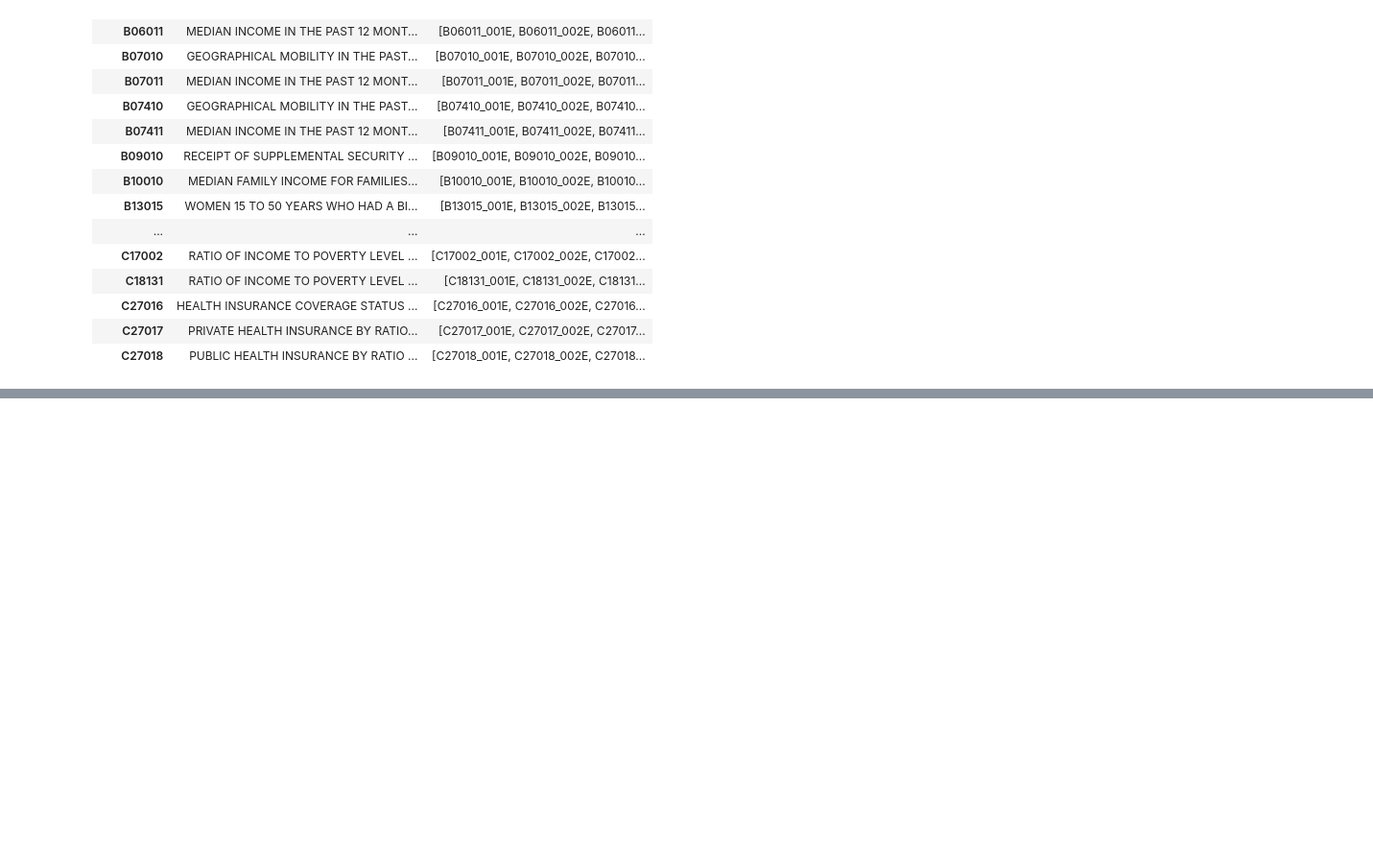
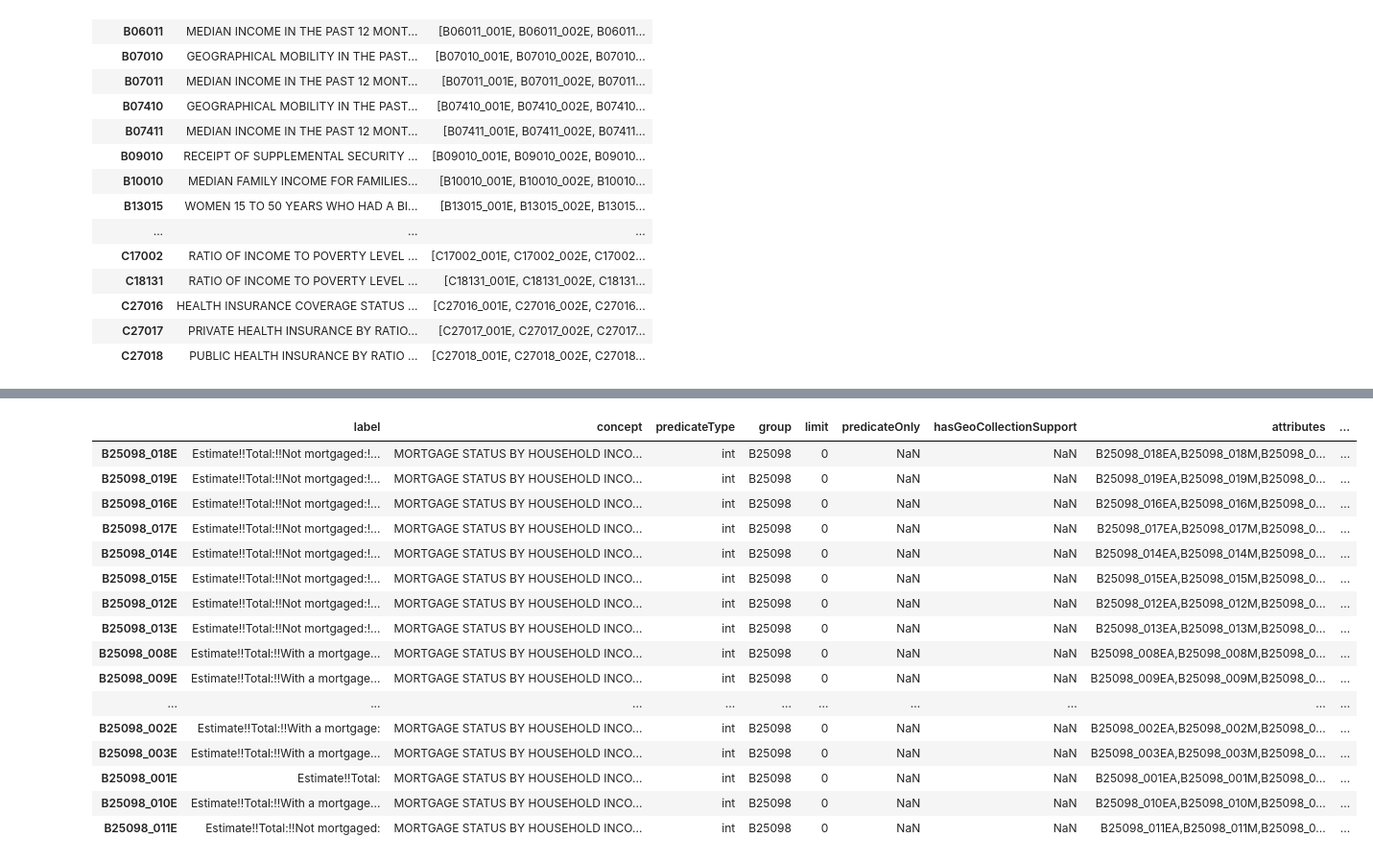
Before and after one commit to LeDataSciFi/FinTech-Capstone-2023, a Jupyter notebook: ACSVariables.ipynb, the cells around one changed output, grey strips where cells are left out. Shown at 96% size. Saved outputs shown, nothing was run; the diff lists cells and outputs as text; code cells hidden in the pictures; blank space fills up the shorter version.

```diff
--- a/ACSVariables.ipynb
+++ b/ACSVariables.ipynb
@@ -142,0 +216,20 @@ Index(['label', 'concept', 'predicateType', 'group', 'limit', 'predicateOnly',
+# %%
+acs.filter_variables("B25098")
+# %% [output]
+|  | label | concept | predicateType | group | limit | predicateOnly | hasGeoCollectionSupport | attributes | ... |
+| B25098_018E | Estimate!!Total:!!Not mortgaged:!... | MORTGAGE STATUS BY HOUSEHOLD INCO... | int | B25098 | 0 | NaN | NaN | B25098_018EA,B25098_018M,B25098_0... | ... |
+| B25098_019E | Estimate!!Total:!!Not mortgaged:!... | MORTGAGE STATUS BY HOUSEHOLD INCO... | int | B25098 | 0 | NaN | NaN | B25098_019EA,B25098_019M,B25098_0... | ... |
+| B25098_016E | Estimate!!Total:!!Not mortgaged:!... | MORTGAGE STATUS BY HOUSEHOLD INCO... | int | B25098 | 0 | NaN | NaN | B25098_016EA,B25098_016M,B25098_0... | ... |
+| B25098_017E | Estimate!!Total:!!Not mortgaged:!... | MORTGAGE STATUS BY HOUSEHOLD INCO... | int | B25098 | 0 | NaN | NaN | B25098_017EA,B25098_017M,B25098_0... | ... |
+| B25098_014E | Estimate!!Total:!!Not mortgaged:!... | MORTGAGE STATUS BY HOUSEHOLD INCO... | int | B25098 | 0 | NaN | NaN | B25098_014EA,B25098_014M,B25098_0... | ... |
+| B25098_015E | Estimate!!Total:!!Not mortgaged:!... | MORTGAGE STATUS BY HOUSEHOLD INCO... | int | B25098 | 0 | NaN | NaN | B25098_015EA,B25098_015M,B25098_0... | ... |
+| B25098_012E | Estimate!!Total:!!Not mortgaged:!... | MORTGAGE STATUS BY HOUSEHOLD INCO... | int | B25098 | 0 | NaN | NaN | B25098_012EA,B25098_012M,B25098_0... | ... |
+| B25098_013E | Estimate!!Total:!!Not mortgaged:!... | MORTGAGE STATUS BY HOUSEHOLD INCO... | int | B25098 | 0 | NaN | NaN | B25098_013EA,B25098_013M,B25098_0... | ... |
+| B25098_008E | Estimate!!Total:!!With a mortgage... | MORTGAGE STATUS BY HOUSEHOLD INCO... | int | B25098 | 0 | NaN | NaN | B25098_008EA,B25098_008M,B25098_0... | ... |
+| B25098_009E | Estimate!!Total:!!With a mortgage... | MORTGAGE STATUS BY HOUSEHOLD INCO... | int | B25098 | 0 | NaN | NaN | B25098_009EA,B25098_009M,B25098_0... | ... |
+| ... | ... | ... | ... | ... | ... | ... | ... | ... | ... |
+| B25098_002E | Estimate!!Total:!!With a mortgage: | MORTGAGE STATUS BY HOUSEHOLD INCO... | int | B25098 | 0 | NaN | NaN | B25098_002EA,B25098_002M,B25098_0... | ... |
+| B25098_003E | Estimate!!Total:!!With a mortgage... | MORTGAGE STATUS BY HOUSEHOLD INCO... | int | B25098 | 0 | NaN | NaN | B25098_003EA,B25098_003M,B25098_0... | ... |
+| B25098_001E | Estimate!!Total: | MORTGAGE STATUS BY HOUSEHOLD INCO... | int | B25098 | 0 | NaN | NaN | B25098_001EA,B25098_001M,B25098_0... | ... |
+| B25098_010E | Estimate!!Total:!!With a mortgage... | MORTGAGE STATUS BY HOUSEHOLD INCO... | int | B25098 | 0 | NaN | NaN | B25098_010EA,B25098_010M,B25098_0... | ... |
+| B25098_011E | Estimate!!Total:!!Not mortgaged: | MORTGAGE STATUS BY HOUSEHOLD INCO... | int | B25098 | 0 | NaN | NaN | B25098_011EA,B25098_011M,B25098_0... | ... |
```
Also changed, not shown: parts of 39 cells of this notebook, 1 other file.
